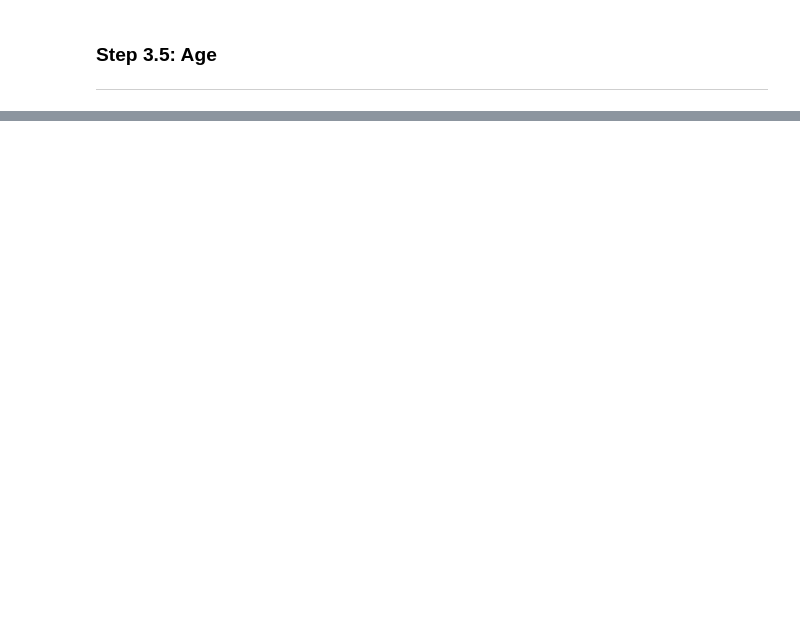
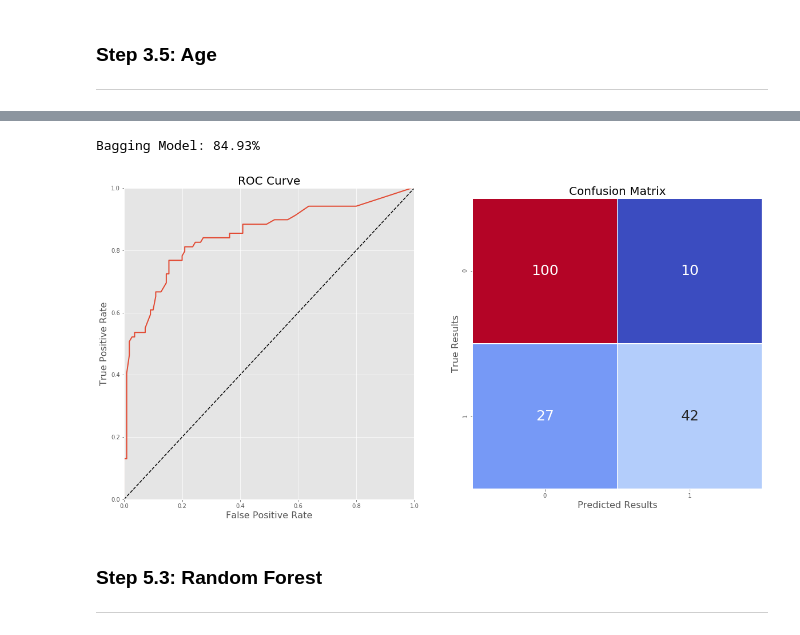
Before and after one commit to dhsilva2912/KAGGLE-Titanic, a Jupyter notebook: Titanic_MachineLearning_Kaggle_v0.ipynb, the cells around one changed output, grey strips where cells are left out. Saved outputs shown, nothing was run; the diff lists cells and outputs as text; code cells hidden in the pictures; blank space fills up the shorter version.

```diff
--- a/Titanic_MachineLearning_Kaggle_v0.ipynb
+++ b/Titanic_MachineLearning_Kaggle_v0.ipynb
@@ -289,0 +713,30 @@ df_titanic.sample(5)
+# %%
+#Create Grid Search Parameters based on Parameters:
+
+random_grid = {'n_estimators': [10, 20, 30, 40, 50, 60, 70, 80, 90, 100],
+               'max_samples': [0.05, 0.1, 0.15, 0.2, 0.25, 0.3, 0.35, 0.4, 0.45],
+               'max_features': [1, 2, 3, 4, 5, 6, 7]
+               }
+# %%
+#Set GridSearch Using RandomizedSearchCV:
+
+kfold = KFold(n_splits=10, random_state=42)
+
+model_random = RandomizedSearchCV(estimator=Bagging_clf,
+                                  param_distributions=random_grid,
+                                  n_iter=100,
+                                  cv=kfold,
+                                  verbose=1,
+                                  random_state=42,
+                                  scoring="accuracy",
+                                  n_jobs=4)
+# %%
+#Fit Model with RandomizedSearchGrid:
+
+start_time = pd.Timestamp.today()
+
+model_random.fit(X_train,y_train)
+
+end_time = pd.Timestamp.today()
+
+print("Executed in: {}".format(end_time - start_time))
@@ -289,0 +749,16 @@ df_titanic.sample(5)
+# %%
+#Choose the Best Model Calculated:
+
+model_name = 'Bagging'
+
+best_model = model_random.best_estimator_
+# %%
+#Inspect Results:
+
+Display_Model_Results(model_name, best_model, y_validate, X_validate)
+# %% [output]
+Bagging Model: 84.93%
+[figure, added]
+# %% [markdown]
+### Step 5.3: Random Forest
+***
```
Also changed, not shown: parts of 77 cells of this notebook, 1 other file.
